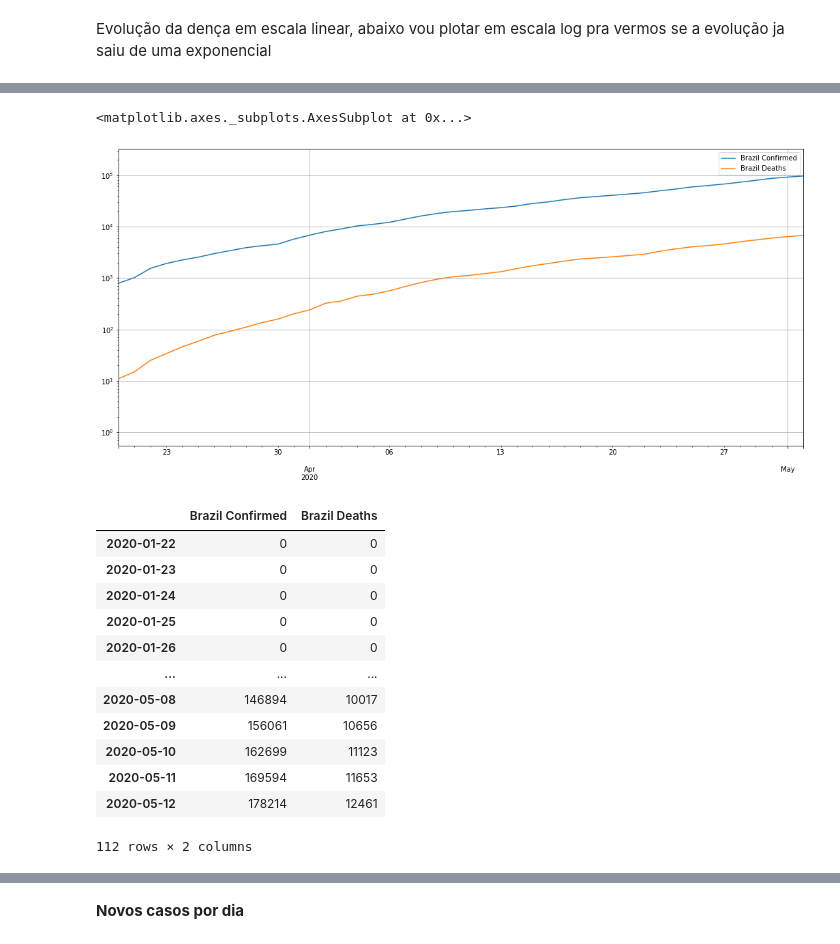
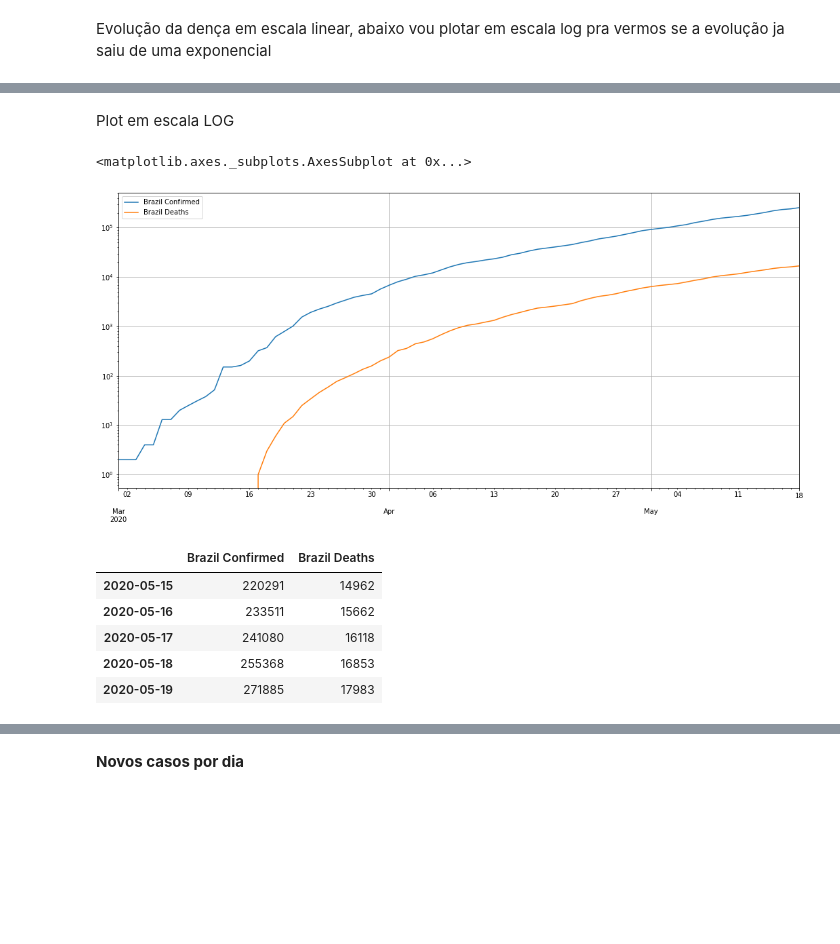
Before and after one commit to gagarcia/COVID-19, a Jupyter notebook: death_index.ipynb, the cells around one changed output, grey strips where cells are left out. Cells and saved outputs as stored; diff of their text form; code cells hidden in the pictures; blank space fills up the shorter version.

```diff
--- a/death_index.ipynb
+++ b/death_index.ipynb
@@ -56,24 +50,19 @@ Brazil.plot(figsize=(18,8), grid=True)
+# %% [markdown]
+Plot em escala LOG
 # %%
-Brazil.plot(figsize=(18,8), grid=True,logy=True,xlim=['2020-03-20','2020-05-02'])
+Brazil[['Brazil Confirmed','Brazil Deaths']].plot(figsize=(18,8), grid=True,logy=True,xlim=['2020-03-01','2020-05-18'])
 # %% [output]
 <matplotlib.axes._subplots.AxesSubplot at 0x...>
-[figure, old version]
+[figure, new version]
 # %%
-Brazil
+Brazil.tail()
 # %% [output]
 |  | Brazil Confirmed | Brazil Deaths |
-| 2020-01-22 | 0 | 0 |
-| 2020-01-23 | 0 | 0 |
-| 2020-01-24 | 0 | 0 |
-| 2020-01-25 | 0 | 0 |
-| 2020-01-26 | 0 | 0 |
-| ... | ... | ... |
-| 2020-05-08 | 146894 | 10017 |
-| 2020-05-09 | 156061 | 10656 |
-| 2020-05-10 | 162699 | 11123 |
-| 2020-05-11 | 169594 | 11653 |
-| 2020-05-12 | 178214 | 12461 |
+| 2020-05-15 | 220291 | 14962 |
+| 2020-05-16 | 233511 | 15662 |
+| 2020-05-17 | 241080 | 16118 |
+| 2020-05-18 | 255368 | 16853 |
+| 2020-05-19 | 271885 | 17983 |
-112 rows × 2 columns
 # %%
 Brazil['First Difference Confirmed'] = Brazil['Brazil Confirmed'] - Brazil['Brazil Confirmed'].shift(1)
 Brazil['First Difference Deaths'] = Brazil['Brazil Deaths'] - Brazil['Brazil Deaths'].shift(1)
```
Also changed, not shown: parts of 24 cells of this notebook.
